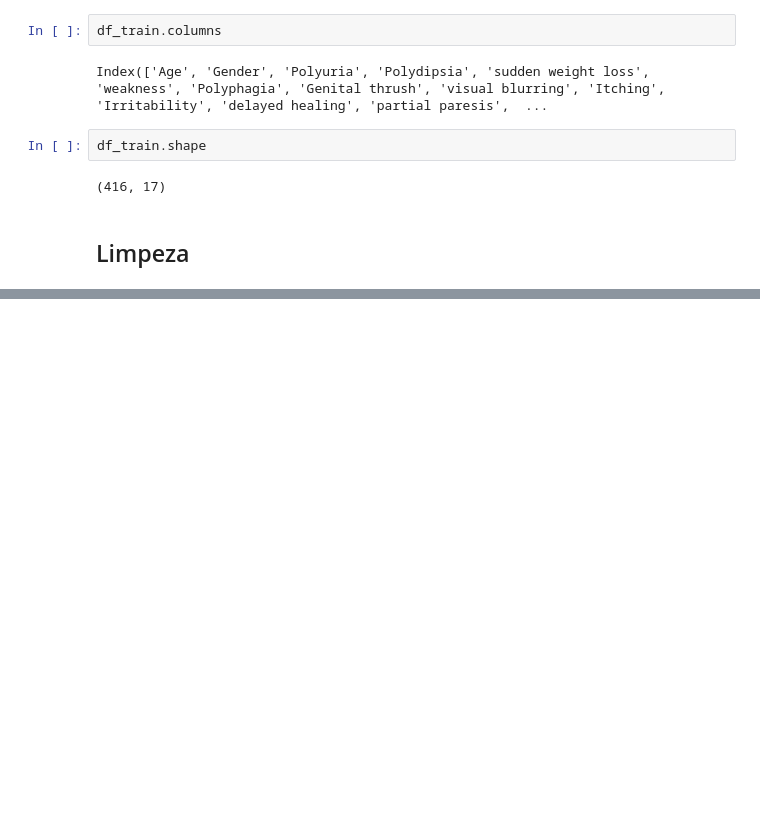
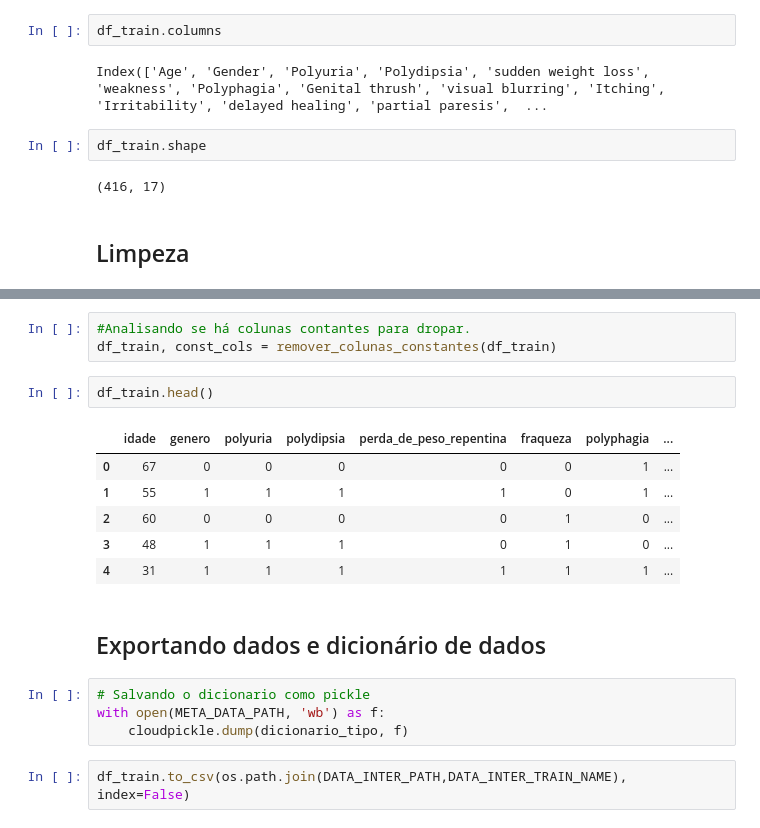
Before and after one commit to grazimelo/case-sbf, a Jupyter notebook: notebooks/1_data_cleaning .ipynb, the cells around one changed output, grey strips where cells are left out. Cells and saved outputs as stored; diff of their text form; blank space fills up the shorter version.

```diff
--- a/notebooks/1_data_cleaning .ipynb
+++ b/notebooks/1_data_cleaning .ipynb
@@ -72,0 +187,20 @@ df_train.shape
+# %%
+#Analisando se há colunas contantes para dropar.
+df_train, const_cols = remover_colunas_constantes(df_train)
+# %%
+df_train.head()
+# %% [output]
+|  | idade | genero | polyuria | polydipsia | perda_de_peso_repentina | fraqueza | polyphagia | ... |
+| 0 | 67 | 0 | 0 | 0 | 0 | 0 | 1 | ... |
+| 1 | 55 | 1 | 1 | 1 | 1 | 0 | 1 | ... |
+| 2 | 60 | 0 | 0 | 0 | 0 | 1 | 0 | ... |
+| 3 | 48 | 1 | 1 | 1 | 0 | 1 | 0 | ... |
+| 4 | 31 | 1 | 1 | 1 | 1 | 1 | 1 | ... |
+# %% [markdown]
+## Exportando dados e dicionário de dados
+# %%
+# Salvando o dicionario como pickle
+with open(META_DATA_PATH, 'wb') as f:
+    cloudpickle.dump(dicionario_tipo, f)
+# %%
+df_train.to_csv(os.path.join(DATA_INTER_PATH,DATA_INTER_TRAIN_NAME), index=False)
```
Also changed, not shown: parts of 18 cells of this notebook, 4 other files.
